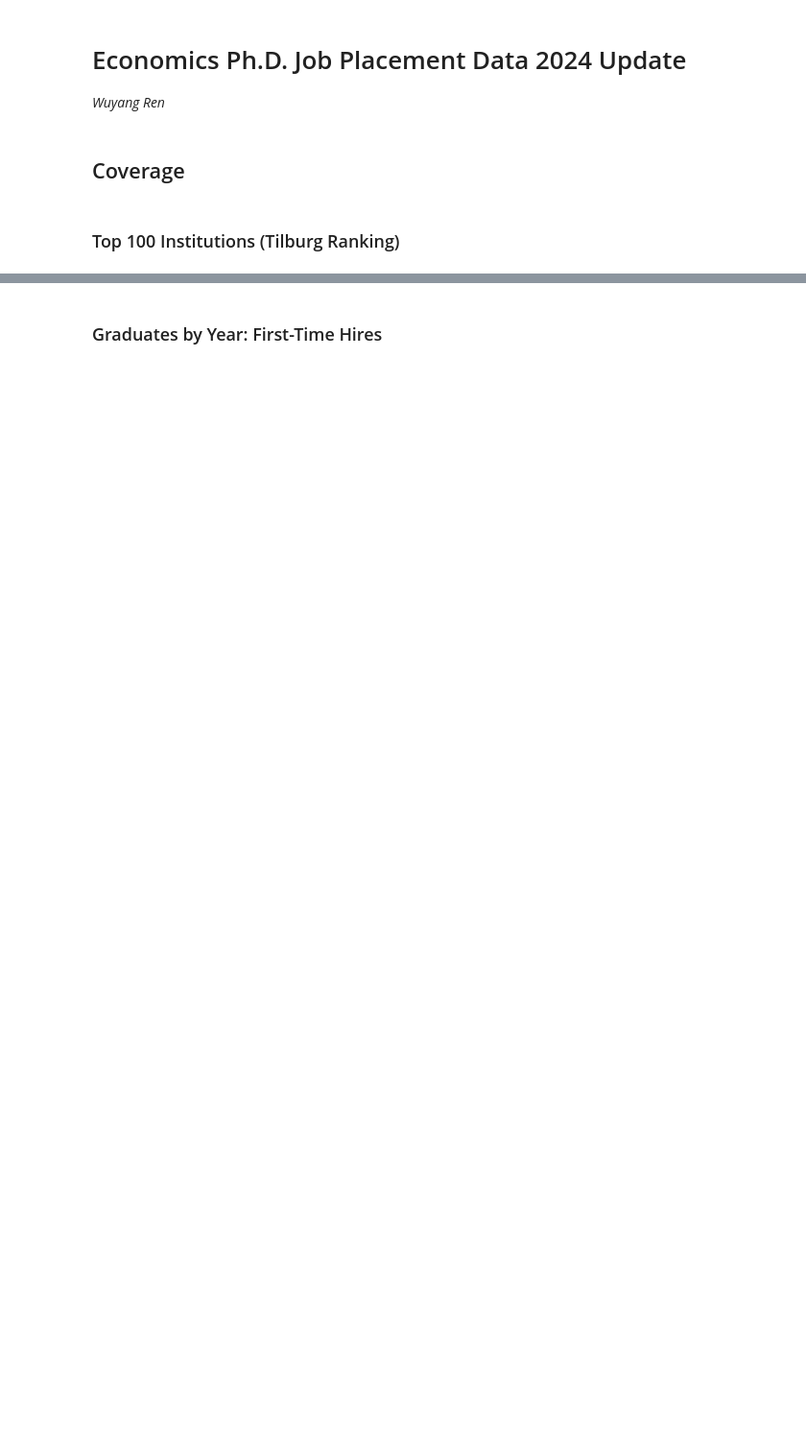
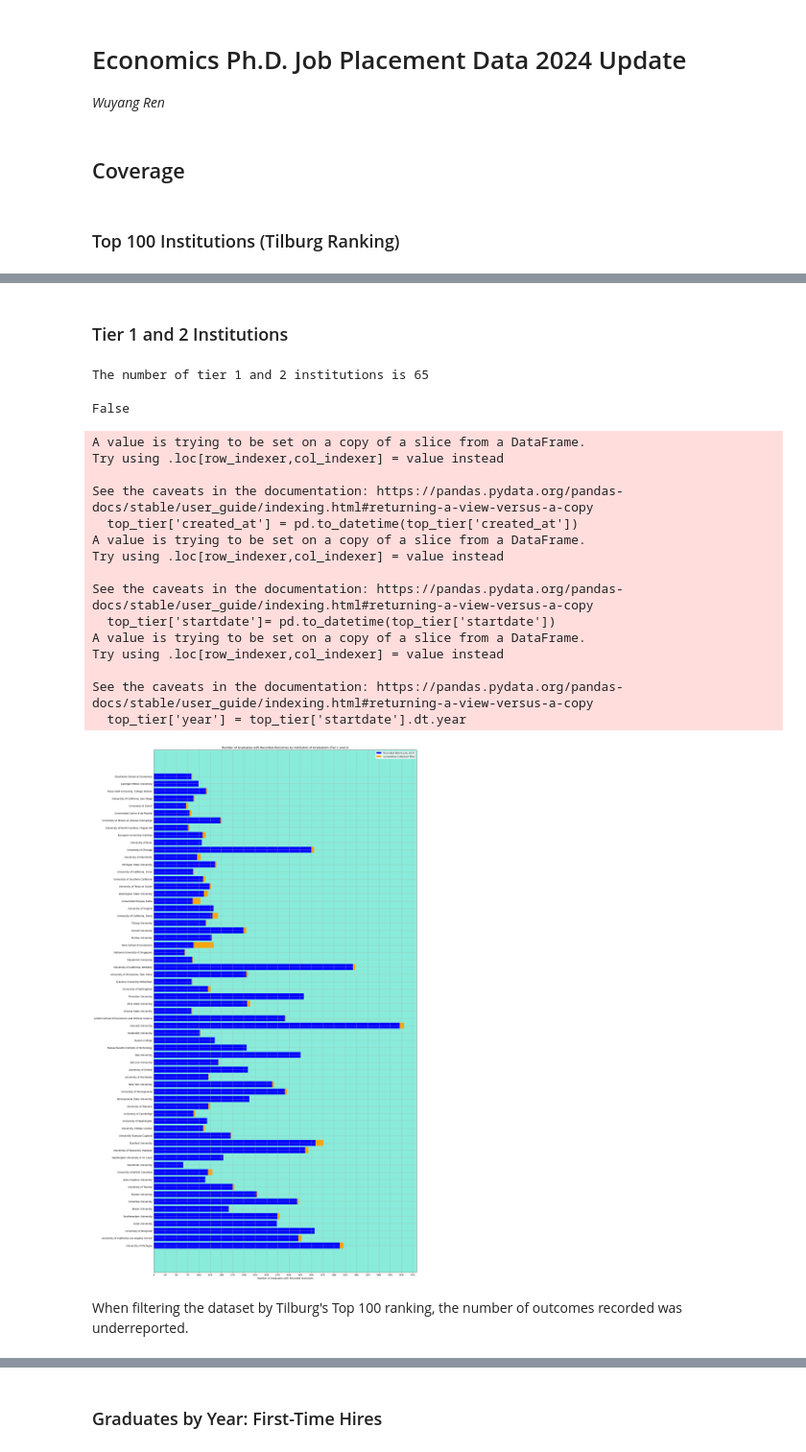
Before and after one commit to michaelpetersubc/mapinator, a Jupyter notebook: mapinator_readme/2024_update/mapinator_readme_2024.ipynb, the cells around one changed output, grey strips where cells are left out. Shown at 96% size. Saved outputs shown, nothing was run; the diff lists cells and outputs as text; code cells hidden in the pictures; blank space fills up the shorter version.

```diff
--- a/mapinator_readme/2024_update/mapinator_readme_2024.ipynb
+++ b/mapinator_readme/2024_update/mapinator_readme_2024.ipynb
@@ -16,6 +16,12 @@ response = requests.get(api_url)
 
 pl_data = response.json()
 pl_df = pd.DataFrame(pl_data)
+# %%
+with open("id_to_type_api.json") as file:
+    idt_data = json.load(file)
+# %%
+idt_df = pd.DataFrame(idt_data)
+idt_df["institution_id"] = pd.to_numeric(idt_df["institution_id"])
 # %% [markdown]
 ### Top 100 Institutions (Tilburg Ranking)
 # %%
@@ -51,0 +58,70 @@ plt.show()
+# %% [markdown]
+### Tier 1 and 2 Institutions
+# %%
+pl_df['from_institution_id'] = pd.to_numeric(pl_df['from_institution_id'])
+pl_df_merged = pd.merge(
+    pl_df,
+    idt_df,
+    left_on="from_institution_id",
+    right_on="institution_id",
+    how="left")
+pl_df_merged.rename(columns={"type": "graduating_tier"}, inplace=True)
+
+top_tier = pl_df_merged[pl_df_merged['graduating_tier'] <= 2]
+number = len(top_tier['from_institution_id'].unique())
+
+print(f'The number of tier 1 and 2 institutions is {number}')
+# %% [output]
+The number of tier 1 and 2 institutions is 65
+# %%
+'Cornell University' in top_tier['from_institution_name']
+# %% [output]
+False
+# %%
+top_tier['created_at'] = pd.to_datetime(top_tier['created_at'])
+top_tier['startdate']= pd.to_datetime(top_tier['startdate'])
+top_tier['year'] = top_tier['startdate'].dt.year
+
+after_mask_t = top_tier['created_at'] >= pd.Timestamp('2024-07-01')
+before_mask_t = top_tier['created_at'] < pd.Timestamp('2024-07-01')
+
+top_tier_after = top_tier[after_mask_t]
+top_tier_before = top_tier[before_mask_t]
+
+institutions = list(top_tier['from_institution_name'].unique())
+
+before_counts = [len(top_tier_before[top_tier_before['from_institution_name'] == i]['aid'].unique()) for i in institutions]
+after_counts = [len(top_tier_after[top_tier_after['from_institution_name'] == i]['aid'].unique()) for i in institutions]
+
+fig, ax = plt.subplots(figsize=(20, 40))
+bar1 = plt.barh(institutions, before_counts, color='blue', label='Recorded Before July 2024')
+bar2 = plt.barh(institutions, after_counts, left=before_counts, color='orange', label='Cumulative Collected Total')
+
+ax.set_xlabel('Number of Graduates with Recorded Outcomes')
+ax.set_title('Number of Graduates with Recorded Outcomes by Institution of Graduation (Tier 1 and 2)')
+ax.legend()
+ax.grid()
+x_ticks = np.arange(0, 600, 25)
+ax.set_xticks(x_ticks)
+ax.set_facecolor("#89ecda")
+
+plt.show()
+# %% [output]
+A value is trying to be set on a copy of a slice from a DataFrame.
+Try using .loc[row_indexer,col_indexer] = value instead
+
+See the caveats in the documentation: https://pandas.pydata.org/pandas-docs/stable/user_guide/indexing.html#returning-a-view-versus-a-copy
+  top_tier['created_at'] = pd.to_datetime(top_tier['created_at'])
+A value is trying to be set on a copy of a slice from a DataFrame.
+Try using .loc[row_indexer,col_indexer] = value instead
+
+See the caveats in the documentation: https://pandas.pydata.org/pandas-docs/stable/user_guide/indexing.html#returning-a-view-versus-a-copy
+  top_tier['startdate']= pd.to_datetime(top_tier['startdate'])
+A value is trying to be set on a copy of a slice from a DataFrame.
+Try using .loc[row_indexer,col_indexer] = value instead
+
+See the caveats in the documentation: https://pandas.pydata.org/pandas-docs/stable/user_guide/indexing.html#returning-a-view-versus-a-copy
+  top_tier['year'] = top_tier['startdate'].dt.year
+[figure, added]
+# %% [markdown]
+When filtering the dataset by Tilburg's Top 100 ranking, the number of outcomes recorded was underreported.
```
Also changed, not shown: parts of 10 cells of this notebook, 4 other files.
